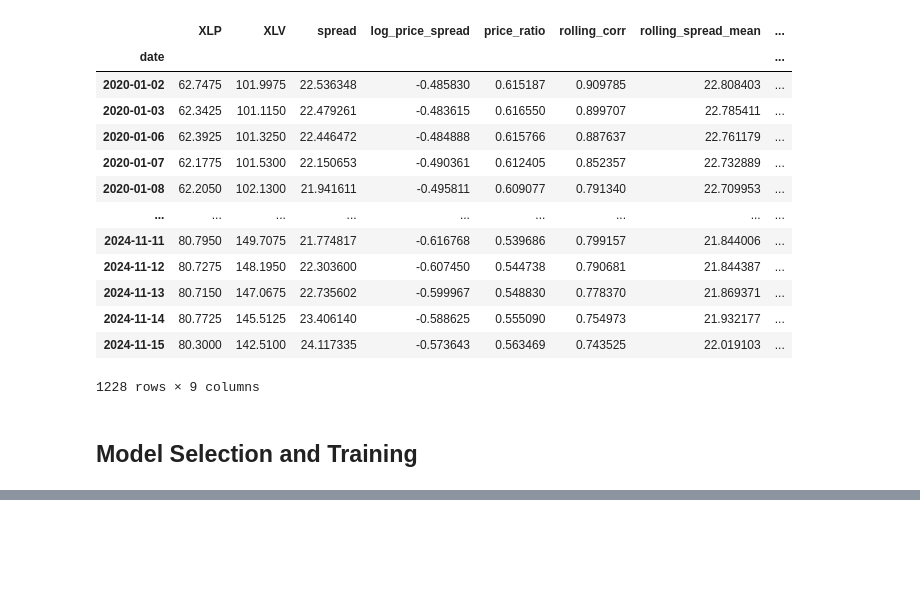
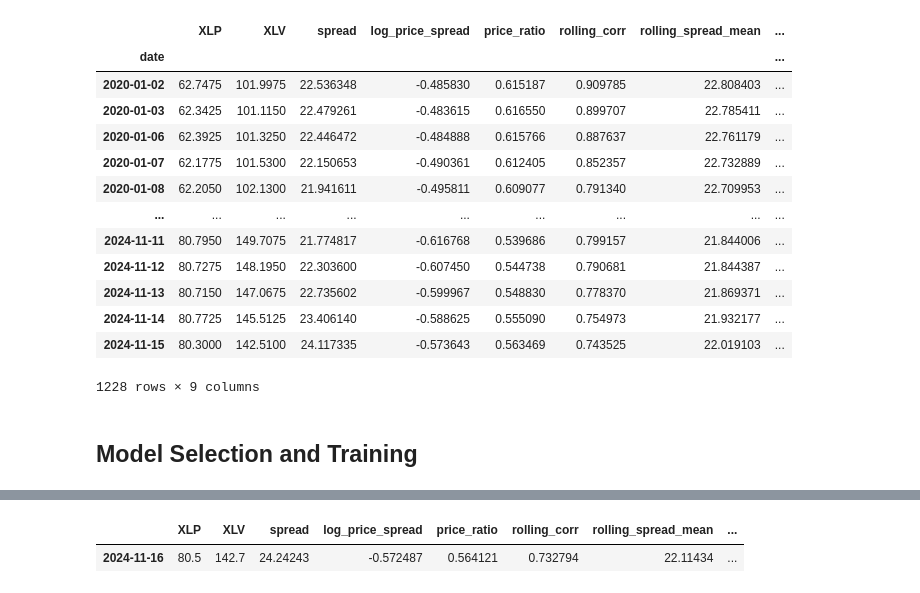
Before and after one commit to nilesh-mukherji/pair_trading_classifier, a Jupyter notebook: ML2_Pairs_trading.ipynb, the cells around one changed output, grey strips where cells are left out. Cells and saved outputs as stored; diff of their text form; code cells hidden in the pictures; blank space fills up the shorter version.

```diff
--- a/ML2_Pairs_trading.ipynb
+++ b/ML2_Pairs_trading.ipynb
@@ -475,0 +467,26 @@ temp = features_df[["XLP", "XLV"]].iloc[-29:]
+# %%
+new_row = pd.DataFrame({"XLP": [80.5], "XLV": [142.7]}, index=[pd.to_datetime("2024-11-16")])
+test_df = pd.concat([temp, new_row])
+# %%
+# Calculate the spread
+test_df["spread"] = test_df[asset1] - hedge_ratio * test_df[asset2]
+
+# Calculate the log price spread
+test_df["log_price_spread"] = np.log(test_df[asset1]) - np.log(test_df[asset2])
+
+# Calculate the price ratio
+test_df["price_ratio"] = test_df[asset1] / test_df[asset2]
+
+# Calculate the rolling correlation
+test_df["rolling_corr"] = test_df[asset1].rolling(window=30).corr(test_df[asset2])
+
+# Calculate the rolling mean of the spread
+test_df["rolling_spread_mean"] = test_df["spread"].rolling(window=30).mean()
+
+# Calculate the rolling standard deviation of the spread
+test_df["rolling_spread_std"] = test_df["spread"].rolling(window=30).std()
+# %%
+test_df[29:]
+# %% [output]
+|  | XLP | XLV | spread | log_price_spread | price_ratio | rolling_corr | rolling_spread_mean | ... |
+| 2024-11-16 | 80.5 | 142.7 | 24.24243 | -0.572487 | 0.564121 | 0.732794 | 22.11434 | ... |
```
Also changed, not shown: parts of 18 cells of this notebook.
